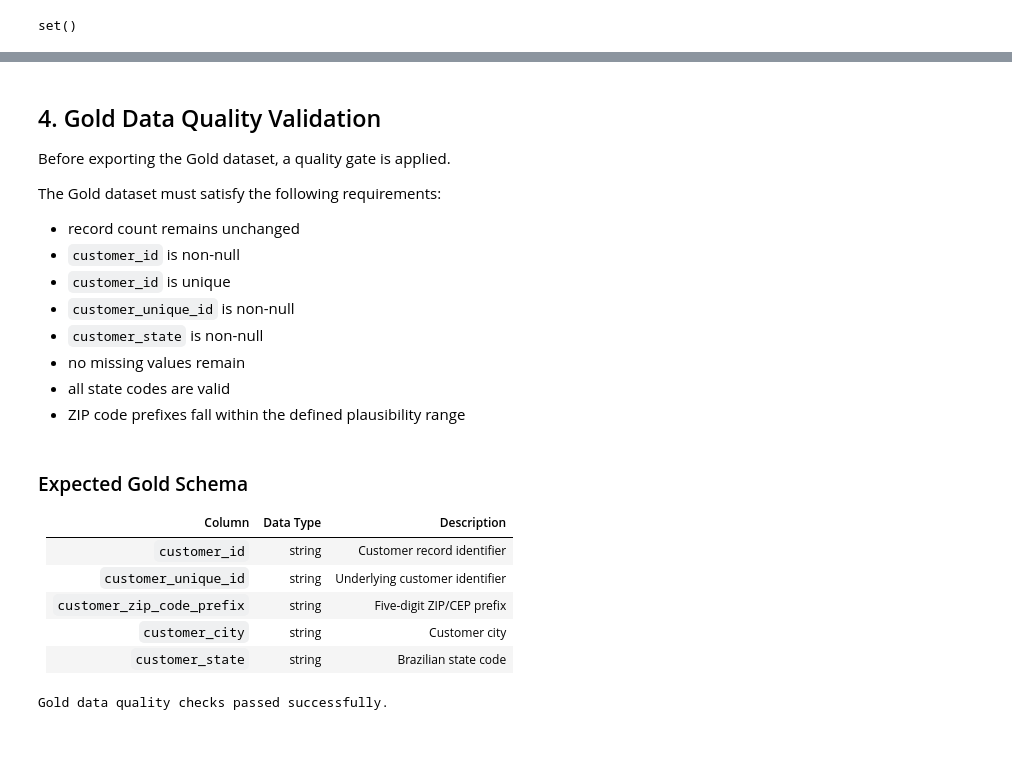
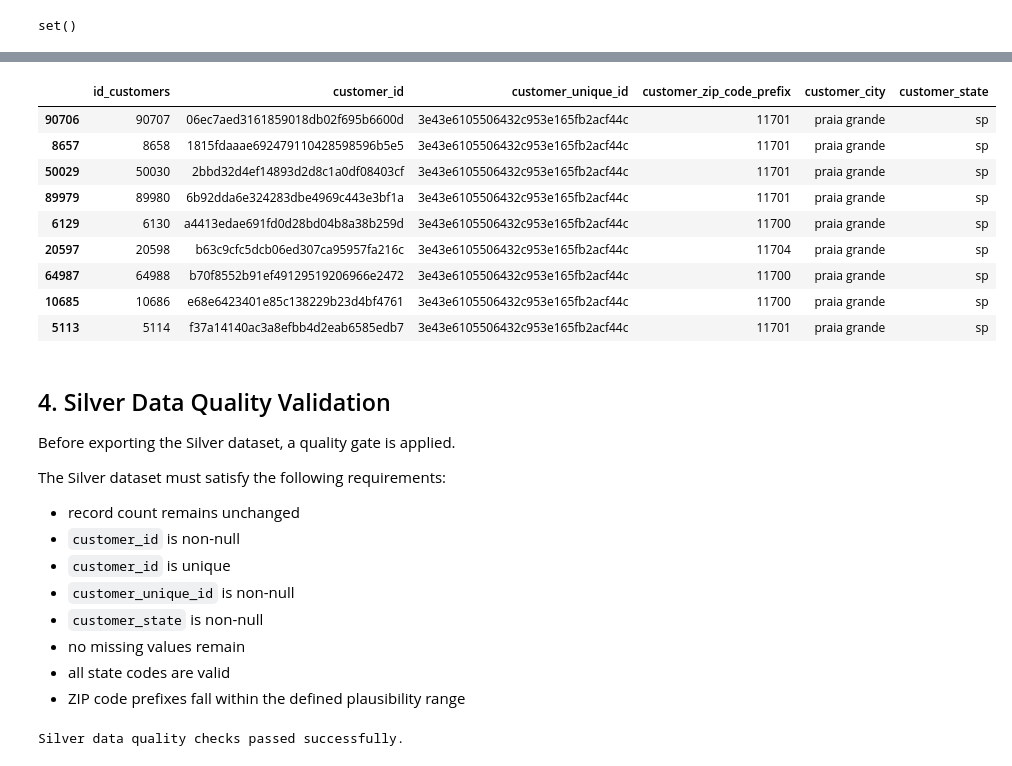
Before and after one commit to dtyrna/olist-marketplace-analysis, a Jupyter notebook: notebooks/01_customers_preprocessing.ipynb, the cells around one changed output, grey strips where cells are left out. Cells and saved outputs as stored; diff of their text form; code cells hidden in the pictures.

```diff
--- a/notebooks/01_customers_preprocessing.ipynb
+++ b/notebooks/01_customers_preprocessing.ipynb
@@ -380,11 +389,8 @@ customers_gold["customer_state"] = (
 # %%
 #ZIP Prefix
-customers_gold["customer_zip_code_prefix"] = (
-    customers_gold["customer_zip_code_prefix"].astype("Int64"))
-
-#customers_gold["customer_zip_code_prefix"] = (
-    #customers_gold["customer_zip_code_prefix"]
-    #.astype("string")
-    #.str.zfill(5))
+silver_customers["customer_zip_code_prefix"] = (
+    silver_customers["customer_zip_code_prefix"]
+    .astype("string")
+    .str.zfill(5))
 # %%
 #Check datatypes
@@ -447,9 +579,28 @@ assert customers_gold["customer_id"].is_unique
+# %%
+customer_id_example = customer_unique_attribute_conflicts.index[0]
+
+display(
+    silver_customers[
+        silver_customers["customer_unique_id"] == customer_id_example
+    ].sort_values("customer_id")
+)
+# %% [output]
+|  | id_customers | customer_id | customer_unique_id | customer_zip_code_prefix | customer_city | customer_state |
+| 90706 | 90707 | 06ec7aed3161859018db02f695b6600d | 3e43e6105506432c953e165fb2acf44c | 11701 | praia grande | sp |
+| 8657 | 8658 | 1815fdaaae692479110428598596b5e5 | 3e43e6105506432c953e165fb2acf44c | 11701 | praia grande | sp |
+| 50029 | 50030 | 2bbd32d4ef14893d2d8c1a0df08403cf | 3e43e6105506432c953e165fb2acf44c | 11701 | praia grande | sp |
+| 89979 | 89980 | 6b92dda6e324283dbe4969c443e3bf1a | 3e43e6105506432c953e165fb2acf44c | 11701 | praia grande | sp |
+| 6129 | 6130 | a4413edae691fd0d28bd04b8a38b259d | 3e43e6105506432c953e165fb2acf44c | 11700 | praia grande | sp |
+| 20597 | 20598 | b63c9cfc5dcb06ed307ca95957fa216c | 3e43e6105506432c953e165fb2acf44c | 11704 | praia grande | sp |
+| 64987 | 64988 | b70f8552b91ef49129519206966e2472 | 3e43e6105506432c953e165fb2acf44c | 11700 | praia grande | sp |
+| 10685 | 10686 | e68e6423401e85c138229b23d4bf4761 | 3e43e6105506432c953e165fb2acf44c | 11700 | praia grande | sp |
+| 5113 | 5114 | f37a14140ac3a8efbb4d2eab6585edb7 | 3e43e6105506432c953e165fb2acf44c | 11701 | praia grande | sp |
 # %% [markdown]
-## 4. Gold Data Quality Validation
+## 4. Silver Data Quality Validation
 
-Before exporting the Gold dataset, a quality gate is applied.
+Before exporting the Silver dataset, a quality gate is applied.
 
-The Gold dataset must satisfy the following requirements:
+The Silver dataset must satisfy the following requirements:
 
 - record count remains unchanged
 - `customer_id` is non-null
@@ -459,18 +610,9 @@ The Gold dataset must satisfy the following requirements:
 - no missing values remain
 - all state codes are valid
 - ZIP code prefixes fall within the defined plausibility range
-# %% [markdown]
-### Expected Gold Schema
-
-| Column | Data Type | Description |
-|---|---|---|
-| `customer_id` | string | Customer record identifier |
-| `customer_unique_id` | string | Underlying customer identifier |
-| `customer_zip_code_prefix` | string | Five-digit ZIP/CEP prefix |
-| `customer_city` | string | Customer city |
-| `customer_state` | string | Brazilian state code |
 # %%
 expected_columns = [
+    "id_customers",
     "customer_id",
     "customer_unique_id",
     "customer_zip_code_prefix",
@@ -478,23 +620,33 @@ expected_columns = [
     "customer_state"
 ]
 
-assert customers_gold.columns.tolist() == expected_columns
+assert silver_customers.columns.tolist() == expected_columns
 
-assert len(customers_gold) == len(customers)
+assert len(silver_customers) == len(bronze_customers)
 
-assert customers_gold["customer_id"].notna().all()
-assert customers_gold["customer_id"].is_unique
+assert silver_customers["id_customers"].notna().all()
+assert silver_customers["id_customers"].is_unique
+assert silver_customers["id_customers"].min() == 1
+assert silver_customers["id_customers"].max() == len(silver_customers)
 
-assert customers_gold["customer_unique_id"].notna().all()
+assert silver_customers["customer_id"].notna().all()
+assert silver_customers["customer_id"].is_unique
 
-assert customers_gold["customer_state"].notna().all()
+assert silver_customers["customer_unique_id"].notna().all()
 
-assert customers_gold.isna().sum().sum() == 0
+assert silver_customers["customer_city"].str.match(r"^[a-z\s]+$").all()
+
+assert (silver_customers["customer_city"]== silver_customers["customer_city"].str.lower()).all()
+
+assert silver_customers["customer_state"].notna().all()
+
+assert silver_customers.isna().sum().sum() == 0
 
 assert invalid_states == set()
 
-assert customers_gold["customer_zip_code_prefix"].between(1000, 99999).all()
+assert silver_customers["customer_zip_code_prefix"].str.len().eq(5).all()
+assert silver_customers["customer_zip_code_prefix"].str.isnumeric().all()
 
-print("Gold data quality checks passed successfully.")
+print("Silver data quality checks passed successfully.")
 # %% [output]
-Gold data quality checks passed successfully.
+Silver data quality checks passed successfully.
```
Also changed, not shown: parts of 50 cells of this notebook, 4 other files.
